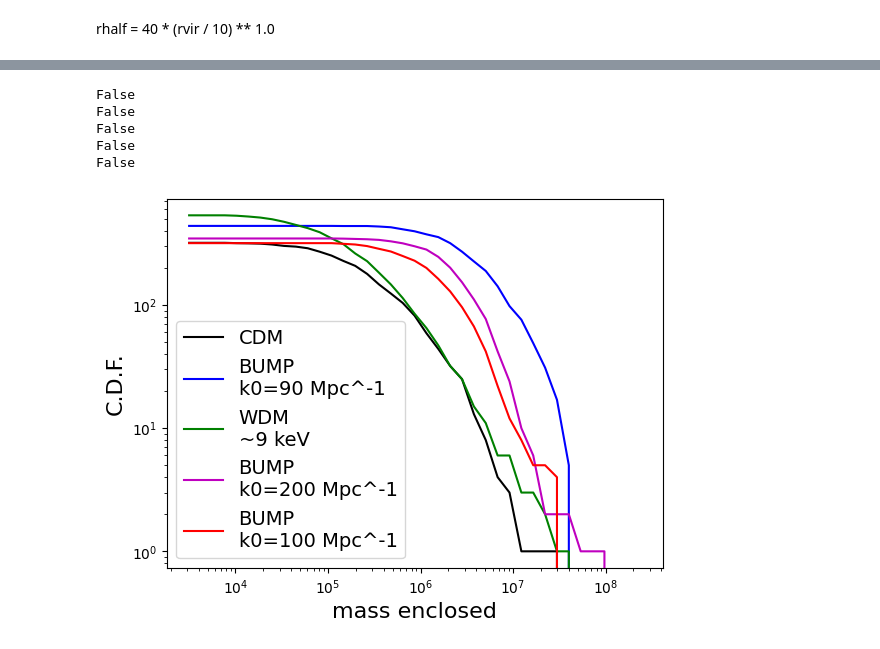
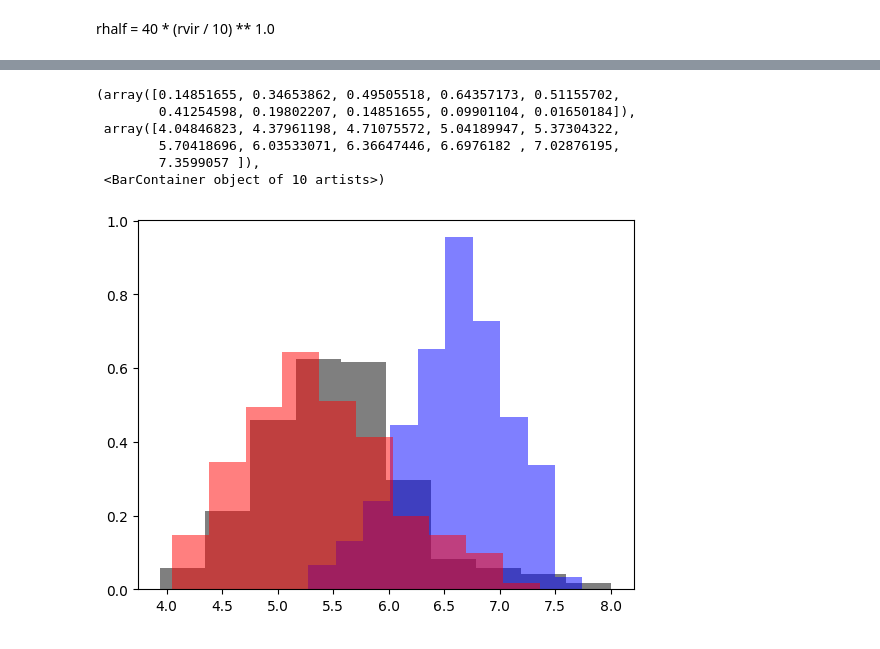
Before and after one commit to hfoote/dark-matter-paper, a Jupyter notebook: nearfield/dsphr_masses_PK/concentrations_with_colossus.ipynb, the cells around one changed output, grey strips where cells are left out. Drawn from its saved outputs; the diff is of its cells as text; code cells hidden in the pictures.

```diff
--- a/nearfield/dsphr_masses_PK/concentrations_with_colossus.ipynb
+++ b/nearfield/dsphr_masses_PK/concentrations_with_colossus.ipynb
@@ -443,39 +442,12 @@ ax.set_yscale('log')
-# %%
-num_bins = 40
-log10m_min = 3.5
-log10m_max = 8.5
-normed = False
-mplot, m_cumulative_cdm = cumulative_mass_function(menc_cdm, m_min=log10m_min, m_max=log10m_max,
-                                                  num_bins=num_bins, normed=normed)
-_, m_cumulative_1 = cumulative_mass_function(mencbump1, m_min=log10m_min, m_max=log10m_max,
-                                                  num_bins=num_bins, normed=normed)
-_, m_cumulative_2 = cumulative_mass_function(mencwdm, m_min=log10m_min, m_max=log10m_max,
-                                                  num_bins=num_bins, normed=normed)
-_, m_cumulative_3 = cumulative_mass_function(mencbump2, m_min=log10m_min, m_max=log10m_max,
-                                                  num_bins=num_bins, normed=normed)
-_, m_cumulative_4 = cumulative_mass_function(mencbump3, m_min=log10m_min, m_max=log10m_max,
-                                                  num_bins=num_bins, normed=normed)
-
-fig = plt.figure()
-ax = plt.subplot(111)
-
-ax.plot(mplot, m_cumulative_cdm, color='k', label='CDM')
-ax.plot(mplot, m_cumulative_1, color='b', label='BUMP\nk0=90 Mpc^-1')
-ax.plot(mplot, m_cumulative_2, color='g', label='WDM\n~9 keV')
-ax.plot(mplot, m_cumulative_3, color='m', label='BUMP\nk0=200 Mpc^-1')
-ax.plot(mplot, m_cumulative_4, color='r', label='BUMP\nk0=100 Mpc^-1')
-
-ax.legend(fontsize=14)
-
-ax.set_xlabel('mass enclosed', fontsize=16)
-ax.set_ylabel('C.D.F.', fontsize=16)
-
-ax.set_xscale('log')
-ax.set_yscale('log')
-# %% [output]
-False
-False
-False
-False
-False
-[figure, removed]
+# %%
+plt.hist(np.log10(menc_cdm),color='k',alpha=0.5,density=True)
+plt.hist(np.log10(mencbump1), color='b', alpha=0.5,density=True)
+plt.hist(np.log10(mencwdm), color='r',alpha=0.5,density=True)
+# %% [output]
+(array([0.14851655, 0.34653862, 0.49505518, 0.64357173, 0.51155702,
+        0.41254598, 0.19802207, 0.14851655, 0.09901104, 0.01650184]),
+ array([4.04846823, 4.37961198, 4.71075572, 5.04189947, 5.37304322,
+        5.70418696, 6.03533071, 6.36647446, 6.6976182 , 7.02876195,
+        7.3599057 ]),
+ <BarContainer object of 10 artists>)
+[figure, added]
```
Also changed, not shown: parts of 4 cells of this notebook, 5 other files.
